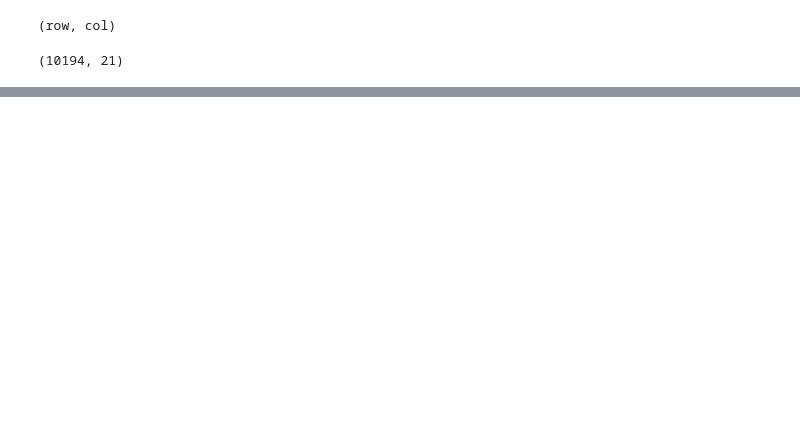
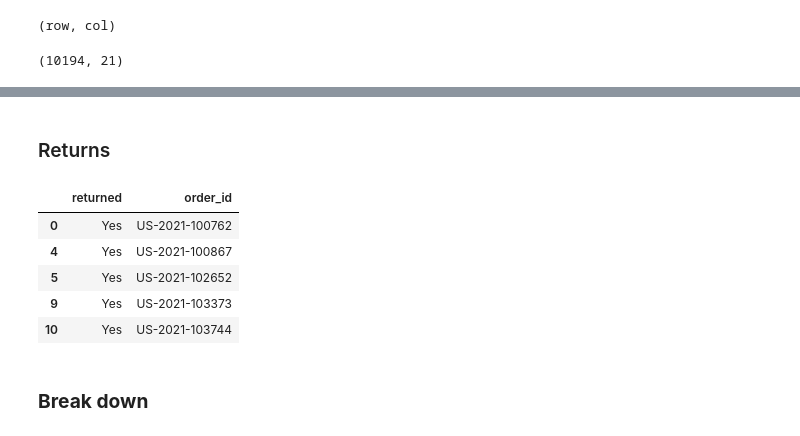
Before and after one commit to nacht29/Superstore-Analysis, a Jupyter notebook: Super_Store_Analysis.ipynb, the cells around one changed output, grey strips where cells are left out. Saved outputs shown, nothing was run; the diff lists cells and outputs as text; code cells hidden in the pictures; blank space fills up the shorter version.

```diff
--- a/Super_Store_Analysis.ipynb
+++ b/Super_Store_Analysis.ipynb
@@ -90,0 +196,2 @@ memory usage: 1.6+ MB
+# %%
+returns_df.drop_duplicates(inplace=True) # no need to use keep= as we are not dealing with datetime data
@@ -90,0 +240,14 @@ memory usage: 1.6+ MB
+# %% [markdown]
+### Returns
+# %%
+returns_df.columns = [snake_case(col) for col in returns_df.columns]
+returns_df.head()
+# %% [output]
+|  | returned | order_id |
+| 0 | Yes | US-2021-100762 |
+| 4 | Yes | US-2021-100867 |
+| 5 | Yes | US-2021-102652 |
+| 9 | Yes | US-2021-103373 |
+| 10 | Yes | US-2021-103744 |
+# %% [markdown]
+### **Break down**
```
Also changed, not shown: parts of 45 cells of this notebook.
